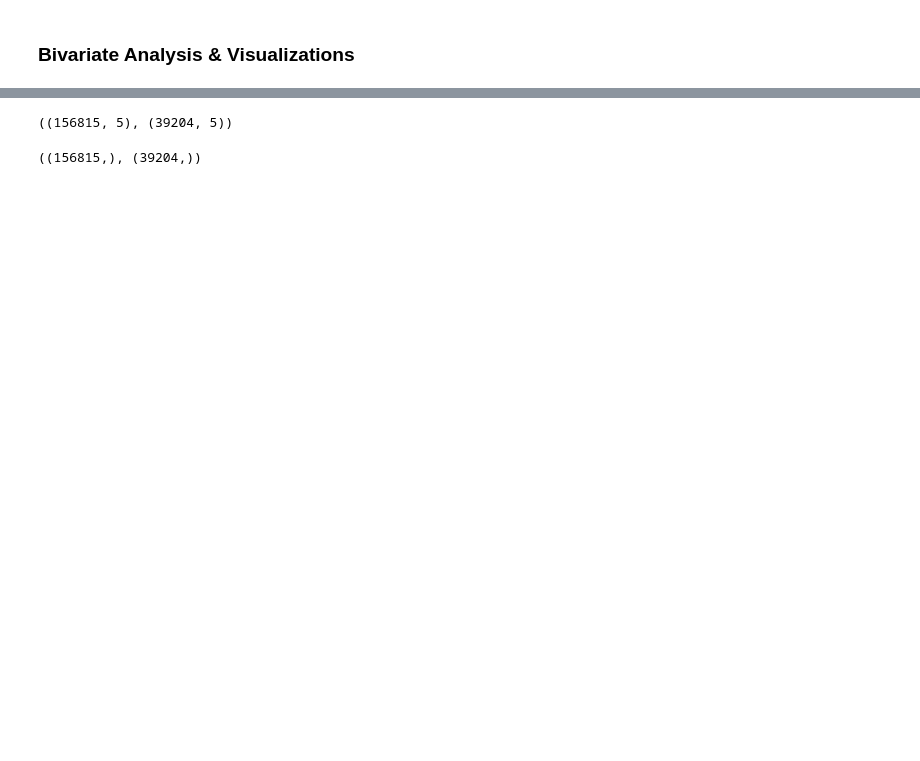
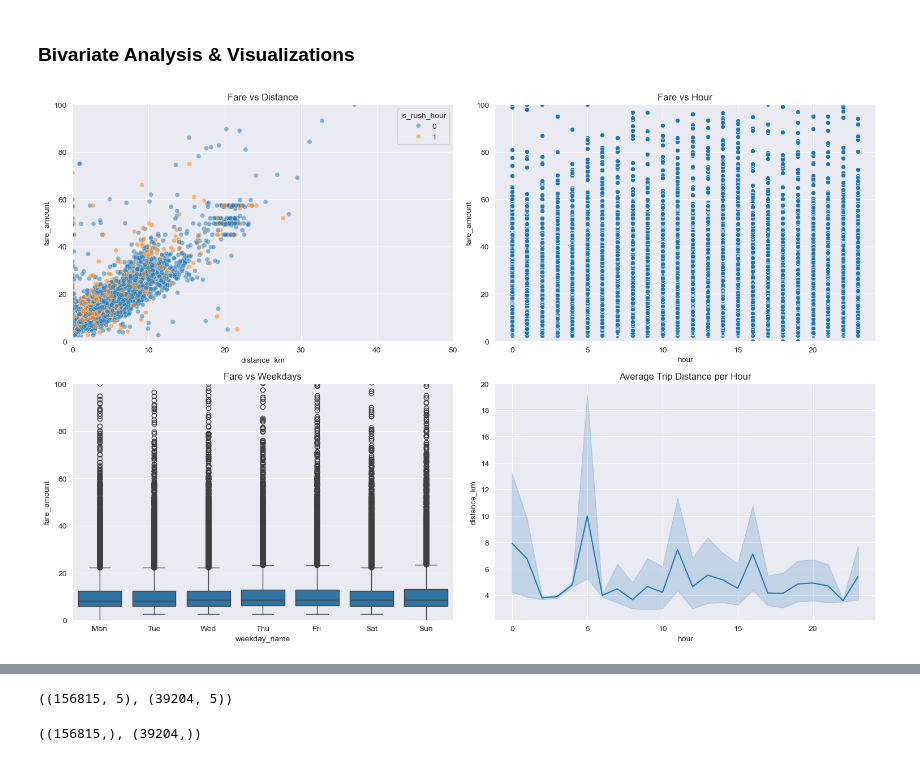
Before and after one commit to junaidazhar42/Uber-Fare-Prediction, a Jupyter notebook: main.ipynb, the cells around one changed output, grey strips where cells are left out. Cells and saved outputs as stored; diff of their text form; code cells hidden in the pictures; blank space fills up the shorter version.

```diff
--- a/main.ipynb
+++ b/main.ipynb
@@ -302,2 +312,31 @@ Text(0.5, 1.0, 'Trips by Rush Hour')
 # %% [markdown]
 ### Bivariate Analysis & Visualizations
+# %%
+# Compare fare_amount with other factors (distance_km, hour and weekday)
+fig, axes = plt.subplots(2, 2, figsize = (15, 10))
+
+# Fare vs Distance
+subset = df.sample(min(len(df), 10000))
+sns.scatterplot(x = subset['distance_km'], y = subset['fare_amount'], hue = subset['is_rush_hour'], alpha = 0.5, ax = axes[0, 0])
+axes[0, 0].set_title("Fare vs Distance")
+axes[0,0].set_xlim(0, 50)
+axes[0,0].set_ylim(0, 100)
+
+# Fare vs Hour
+sns.scatterplot(x = df['hour'], y = df['fare_amount'], ax = axes[0, 1])
+axes[0, 1].set_title("Fare vs Hour")
+axes[0, 1].set_ylim(0, 100)
+
+# Fare vs Weekday
+sns.boxplot(x = df['weekday_name'], y = df['fare_amount'], order = order, ax = axes[1, 0])
+axes[1, 0].set_title("Fare vs Weekdays")
+axes[1, 0].set_ylim(0, 100)
+
+# Distance vs Hour
+sns.lineplot(x = df['hour'], y = df['distance_km'], ax = axes[1, 1])
+axes[1, 1].set_title("Average Trip Distance per Hour")
+
+plt.tight_layout()
+plt.show()
+# %% [output]
+[figure, added]
```
Also changed, not shown: parts of 19 cells of this notebook, 1 other file.
